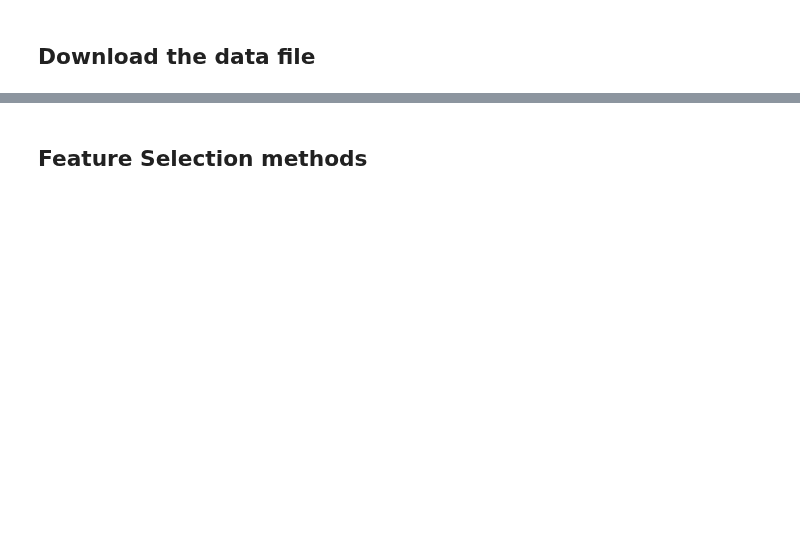
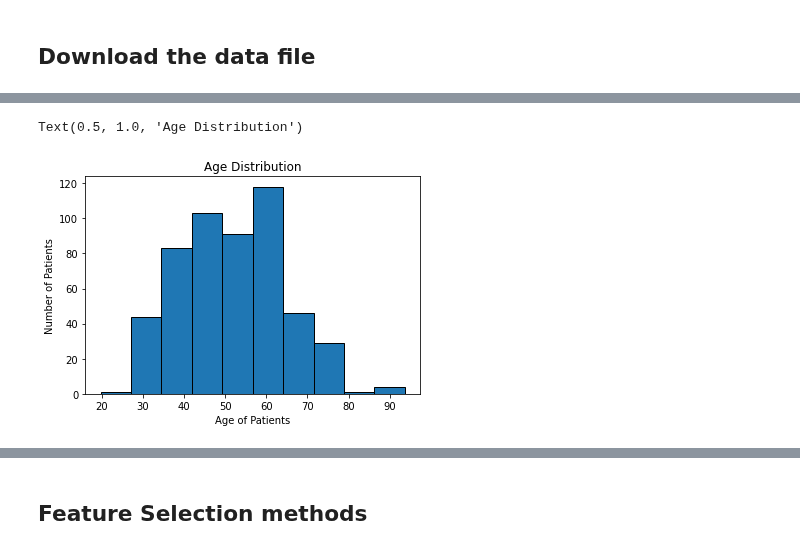
Before and after one commit to tim0thylee/diabetes-project, a Jupyter notebook: KNN.ipynb, the cells around one changed output, grey strips where cells are left out. Drawn from its saved outputs; the diff is of its cells as text; code cells hidden in the pictures; blank space fills up the shorter version.

```diff
--- a/KNN.ipynb
+++ b/KNN.ipynb
@@ -23,2 +48,12 @@ data.describe()
 | 75% | 57.000000 | 1.000000 | 1.000000 | 1.000000 | 1.000000 | 1.000000 | 1.000000 | 0.000000 | ... |
 | max | 90.000000 | 1.000000 | 1.000000 | 1.000000 | 1.000000 | 1.000000 | 1.000000 | 1.000000 | ... |
+# %%
+#See data distribution by age on histogram
+import matplotlib.pyplot as plt
+plt.hist(data['Age'], align="right", edgecolor='black')
+plt.xlabel("Age of Patients")
+plt.ylabel("Number of Patients")
+plt.title("Age Distribution")
+# %% [output]
+Text(0.5, 1.0, 'Age Distribution')
+[figure, added]
```
Also changed, not shown: parts of 18 cells of this notebook.
